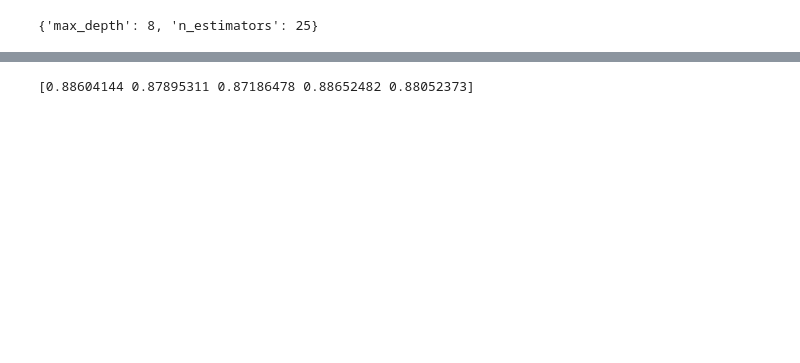
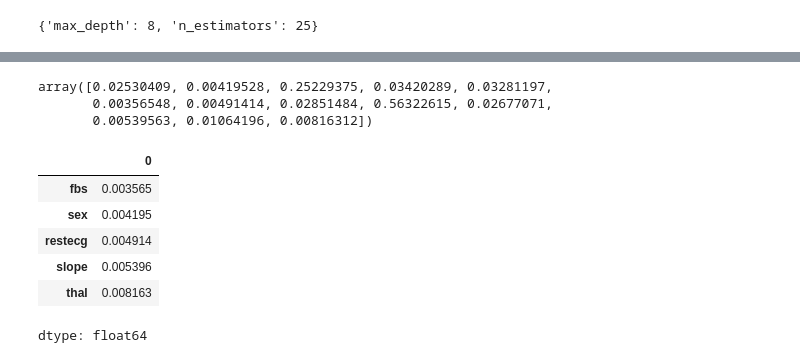
Before and after one commit to Akinlaso-codes/apply_datat_sci_lab, a Jupyter notebook: Heart_Disease_prediction_DSN_2024_AI_Bootcamp_Qualification_Hackathon_.ipynb, the cells around one changed output, grey strips where cells are left out. Saved outputs shown, nothing was run; the diff lists cells and outputs as text; code cells hidden in the pictures; blank space fills up the shorter version.

```diff
--- a/Heart_Disease_prediction_DSN_2024_AI_Bootcamp_Qualification_Hackathon_.ipynb
+++ b/Heart_Disease_prediction_DSN_2024_AI_Bootcamp_Qualification_Hackathon_.ipynb
@@ -725,5 +510,0 @@ clf
-# %%
-cv_acc_scores = cross_val_score(clf, X_train_over, y_train_over, cv=5, n_jobs=-1, fit_params={'catboostclassifier__eval_set':(X_val, y_val)})
-print(cv_acc_scores)
-# %% [output]
-[0.88604144 0.87895311 0.87186478 0.88652482 0.88052373]
@@ -759,0 +511,18 @@ params
+# %%
+importances = model.best_estimator_.feature_importances_
+importances
+# %% [output]
+array([0.02530409, 0.00419528, 0.25229375, 0.03420289, 0.03281197,
+       0.00356548, 0.00491414, 0.02851484, 0.56322615, 0.02677071,
+       0.00539563, 0.01064196, 0.00816312])
+# %%
+feat_imp = pd.Series(importances, index=X.columns).sort_values()
+feat_imp.head()
+# %% [output]
+|  | 0 |
+| fbs | 0.003565 |
+| sex | 0.004195 |
+| restecg | 0.004914 |
+| slope | 0.005396 |
+| thal | 0.008163 |
+dtype: float64
```
Also changed, not shown: parts of 36 cells of this notebook.
